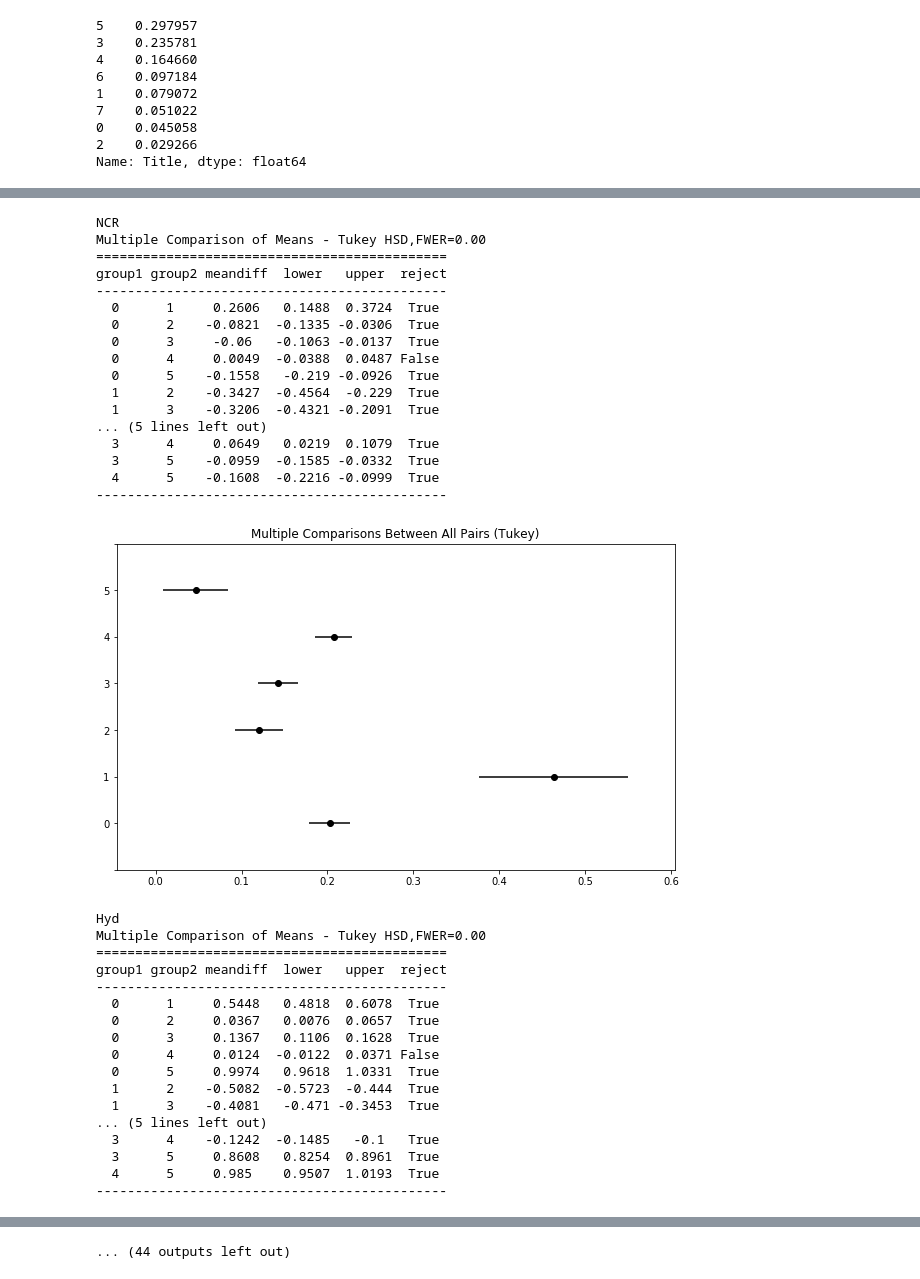
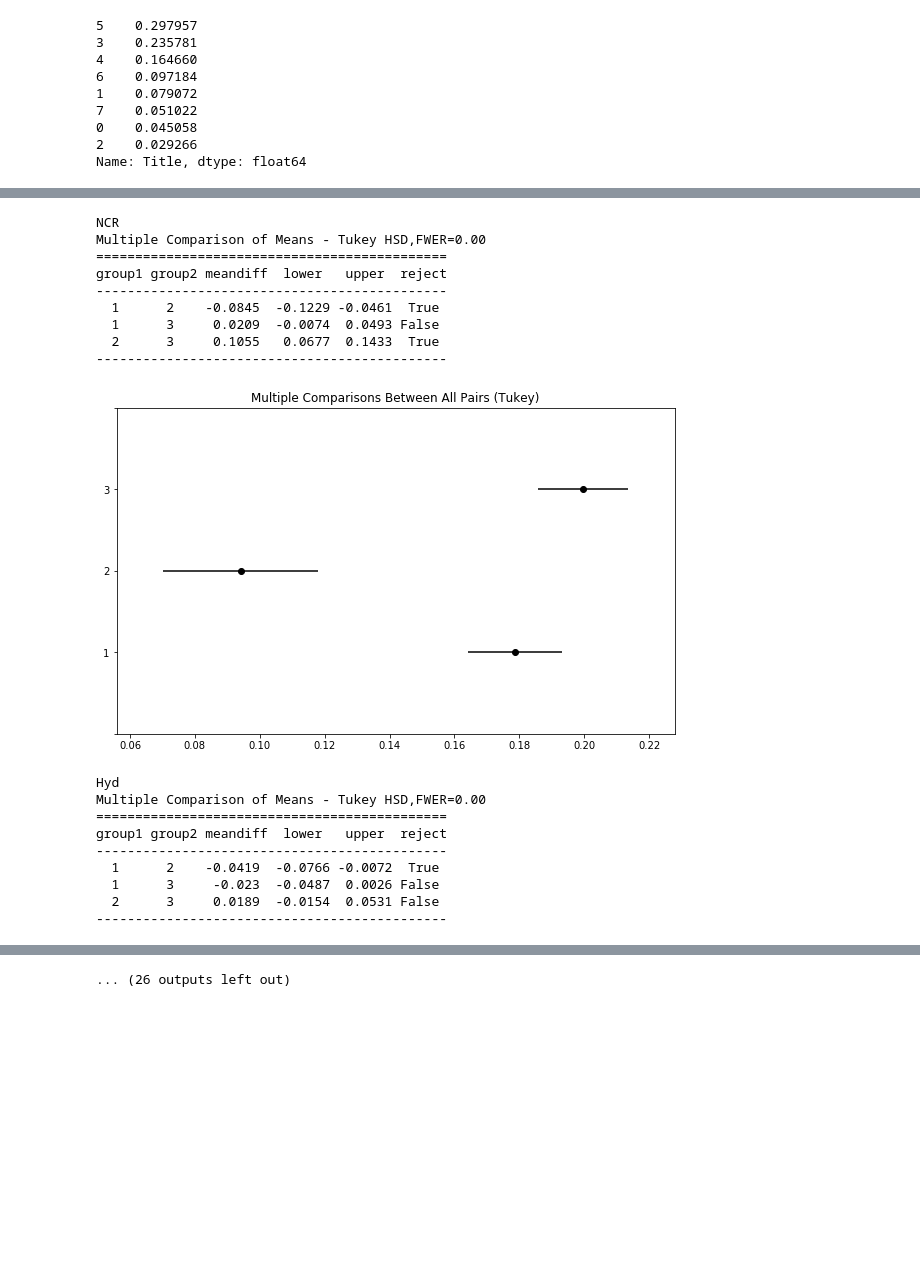
Before and after one commit to anujloomba/Project4, a Jupyter notebook: Project4.ipynb, the cells around one changed output, grey strips where cells are left out. Drawn from its saved outputs; the diff is of its cells as text; code cells hidden in the pictures; blank space fills up the shorter version.

```diff
--- a/Project4.ipynb
+++ b/Project4.ipynb
@@ -465,7 +465,7 @@ df_new['Chennai']=df_new['Location'].map(Chennai)
 df_new['Ahmedabad']=df_new['Location'].map(Ahmedabad)
 df_new['Kolkata']=df_new['Location'].map(Kolkata)
 df_new['Kochi']=df_new['Location'].map(Kochi)
-df_new['Hyderabad']=df_new['Location'].map(Hyderabad)
+# df_new['Hyderabad']=df_new['Location'].map(Hyderabad)
 df_new['Jaipur']=df_new['Location'].map(Jaipur)
 df_new['Trivandrum']=df_new['Location'].map(Trivandrum)
 df_new['Indore']=df_new['Location'].map(Indore)
@@ -1311,3 +1313,6 @@ print cross_val_score(ada,Normalizer().fit_transform(test_X),test_Y).mean()
+# %%
+df_roles=df_new
+df_roles['Title']=LE1.fit_transform(df_roles['Title_new'])
 # %%
 df_roles.info()
 # %% [output]
@@ -1331,11 +1336,14 @@ memory usage: 2.0+ MB
 # %%
 #As we can see, there does not seem to be any clear division between the classes.
 #Lets move to unsupervised learning to see if we can find any pattern in the clusters.
-from sklearn.cluster import KMeans
-from sklearn.metrics import silhouette_score
-import seaborn as sns
-score=[]
-for i in range(2,25,1):
-    km=KMeans(i)
-    km.fit(StandardScaler().fit_transform(df_roles[['Title','Exp_avg','Predicted_Salary']]))
-    score.append(silhouette_score(StandardScaler().fit_transform(df_roles[['Title','Exp_avg','Predicted_Salary']]),km.labels_))
+from scipy.cluster.hierarchy import dendrogram, linkage, cophenet, fcluster
+import sys
+sys.setrecursionlimit(15000)
+x= df_new[['Title','Predicted_Salary']].as_matrix(columns=None)
+z=linkage(x,'ward')
+fig = plt.figure(figsize=(20,10))
+ax = fig.add_subplot(1, 1, 1)
+dendrogram(z,no_labels=True,ax=ax)
+plt.show()
+max_dist=110
+clusters=fcluster(z,max_dist,criterion='distance')
@@ -1413,5 +1352,3 @@ plt.show()
 # %%
-#It shows a decent result with n=6 clusters. Lets see what kind of clusters we get here
-km2=KMeans(6)
-km2.fit(Normalizer().fit_transform(df_roles.drop(['Title','Skills_list','Title_new','Dates_new'],axis=1)))
-df_roles['Labels6']=km2.labels_
+#It shows a decent result with n=3 clusters. Lets see what kind of clusters we get here
+df_roles['Labels6']=clusters
@@ -1439,8 +1355,8 @@ See the caveats in the documentation: http://pandas.pydata.org/pandas-docs/stabl
 # %%
 #6 Cluster model
-Check=df_roles1.drop(['Skills_list','Title_new','Labels6'],axis=1)
+Check=df_roles.drop(['Title','Skills_list','Title_new','Labels6','Labels3'],axis=1)
 for col in Check.columns:
-    mc1=multi.MultiComparison(Check[col],df_roles1['Labels6'])
+    mc1=multi.MultiComparison(Check[col],df_roles['Labels6'])
     res1=mc1.tukeyhsd(alpha=0.001)
     print col
     print res1.summary()
@@ -1486,35 +1386,19 @@ group1 group2 meandiff  lower   upper  reject
 NCR
 Multiple Comparison of Means - Tukey HSD,FWER=0.00
 =============================================
 group1 group2 meandiff  lower   upper  reject
 ---------------------------------------------
-  0      1     0.2606   0.1488  0.3724  True
-  0      2    -0.0821  -0.1335 -0.0306  True
-  0      3     -0.06   -0.1063 -0.0137  True
-  0      4     0.0049  -0.0388  0.0487 False
-  0      5    -0.1558   -0.219 -0.0926  True
-  1      2    -0.3427  -0.4564  -0.229  True
-  1      3    -0.3206  -0.4321 -0.2091  True
-... (5 lines left out)
-  3      4     0.0649   0.0219  0.1079  True
-  3      5    -0.0959  -0.1585 -0.0332  True
-  4      5    -0.1608  -0.2216 -0.0999  True
+  1      2    -0.0845  -0.1229 -0.0461  True
+  1      3     0.0209  -0.0074  0.0493 False
+  2      3     0.1055   0.0677  0.1433  True
 ---------------------------------------------
-[figure, old version]
+[figure, new version]
 Hyd
 Multiple Comparison of Means - Tukey HSD,FWER=0.00
 =============================================
 group1 group2 meandiff  lower   upper  reject
 ---------------------------------------------
-  0      1     0.5448   0.4818  0.6078  True
-  0      2     0.0367   0.0076  0.0657  True
-  0      3     0.1367   0.1106  0.1628  True
-  0      4     0.0124  -0.0122  0.0371 False
-  0      5     0.9974   0.9618  1.0331  True
-  1      2    -0.5082  -0.5723  -0.444  True
-  1      3    -0.4081   -0.471 -0.3453  True
-... (5 lines left out)
-  3      4    -0.1242  -0.1485   -0.1   True
-  3      5     0.8608   0.8254  0.8961  True
-  4      5     0.985    0.9507  1.0193  True
+  1      2    -0.0419  -0.0766 -0.0072  True
+  1      3     -0.023  -0.0487  0.0026 False
+  2      3     0.0189  -0.0154  0.0531 False
 ---------------------------------------------
@@ -1558 +1426 @@ group1 group2 meandiff  lower   upper  reject
-... (44 outputs left out)
+... (26 outputs left out)
```
Also changed, not shown: parts of 41 cells of this notebook, 7 other files.
